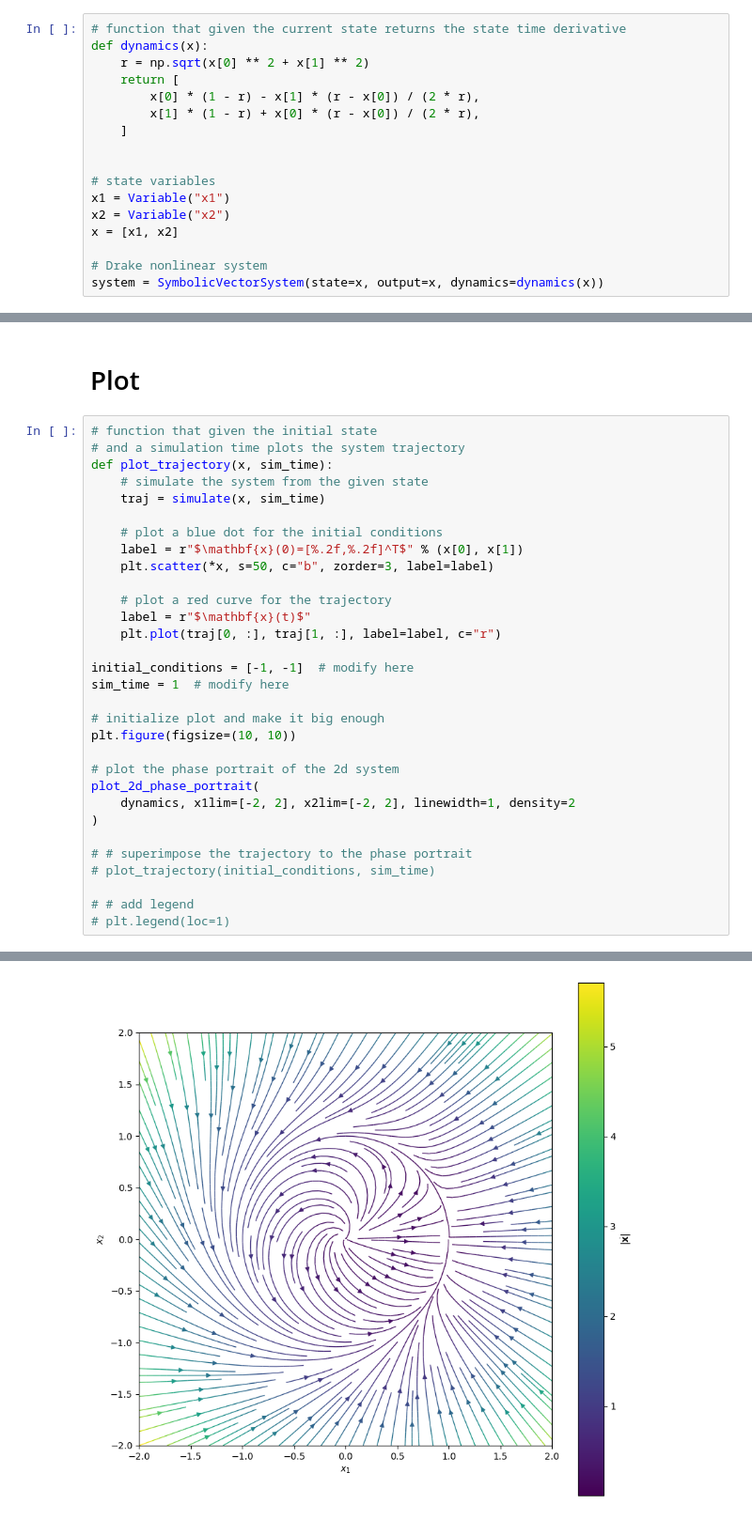
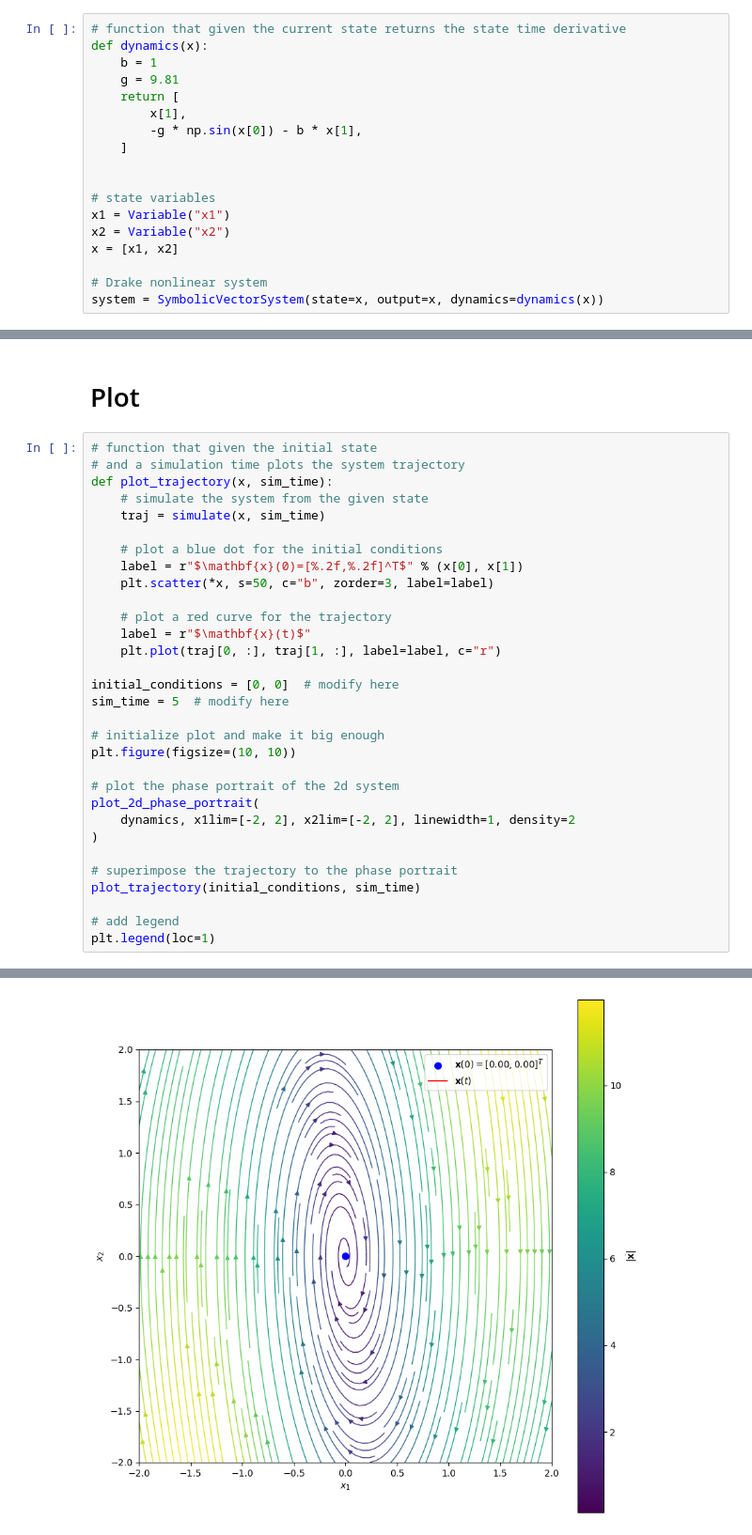
Before and after one commit to VFrancescon/tdrake_ua, a Jupyter notebook: chap3/3.5.phase_plots.ipynb, the cells around one changed output, grey strips where cells are left out. Shown at 94% size. Drawn from its saved outputs; the diff is of its cells as text.

```diff
--- a/chap3/3.5.phase_plots.ipynb
+++ b/chap3/3.5.phase_plots.ipynb
@@ -19,10 +21,11 @@ from underactuated import plot_2d_phase_portrait
 # %%
 # function that given the current state returns the state time derivative
 def dynamics(x):
-    r = np.sqrt(x[0] ** 2 + x[1] ** 2)
+    b = 1
+    g = 9.81
     return [
-        x[0] * (1 - r) - x[1] * (r - x[0]) / (2 * r),
-        x[1] * (1 - r) + x[0] * (r - x[0]) / (2 * r),
+        x[1],
+        -g * np.sin(x[0]) - b * x[1],
     ]
 
 
@@ -86,8 +89,8 @@ def plot_trajectory(x, sim_time):
     label = r"$\mathbf{x}(t)$"
     plt.plot(traj[0, :], traj[1, :], label=label, c="r")
 
-initial_conditions = [-1, -1]  # modify here
-sim_time = 1  # modify here
+initial_conditions = [0, 0]  # modify here
+sim_time = 5  # modify here
 
 # initialize plot and make it big enough
 plt.figure(figsize=(10, 10))
@@ -97,9 +100,9 @@ plot_2d_phase_portrait(
     dynamics, x1lim=[-2, 2], x2lim=[-2, 2], linewidth=1, density=2
 )
 
-# # superimpose the trajectory to the phase portrait
-# plot_trajectory(initial_conditions, sim_time)
+# superimpose the trajectory to the phase portrait
+plot_trajectory(initial_conditions, sim_time)
 
-# # add legend
-# plt.legend(loc=1)
+# add legend
+plt.legend(loc=1)
 # %% [output]
@@ -106 +110 @@ plot_2d_phase_portrait(
-[figure, old version]
+[figure, new version]
```
Also changed, not shown: parts of 2 cells of this notebook, 1 other file.
